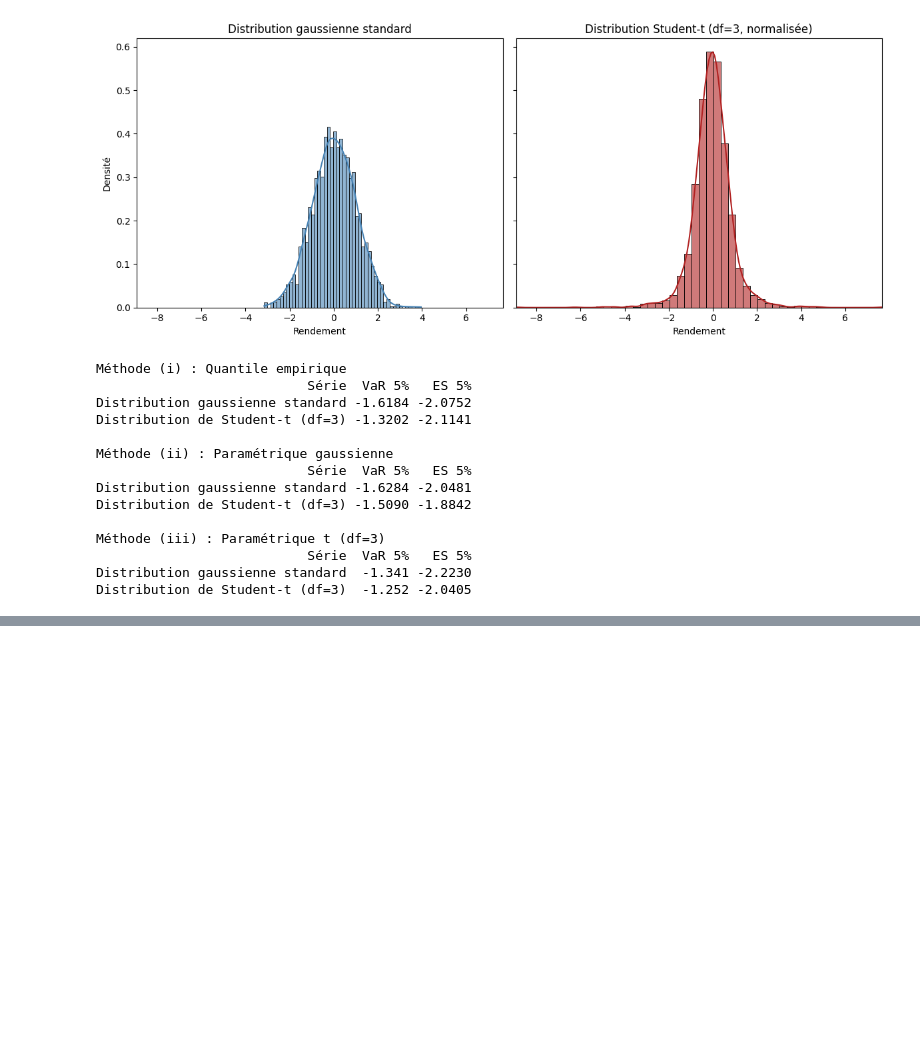
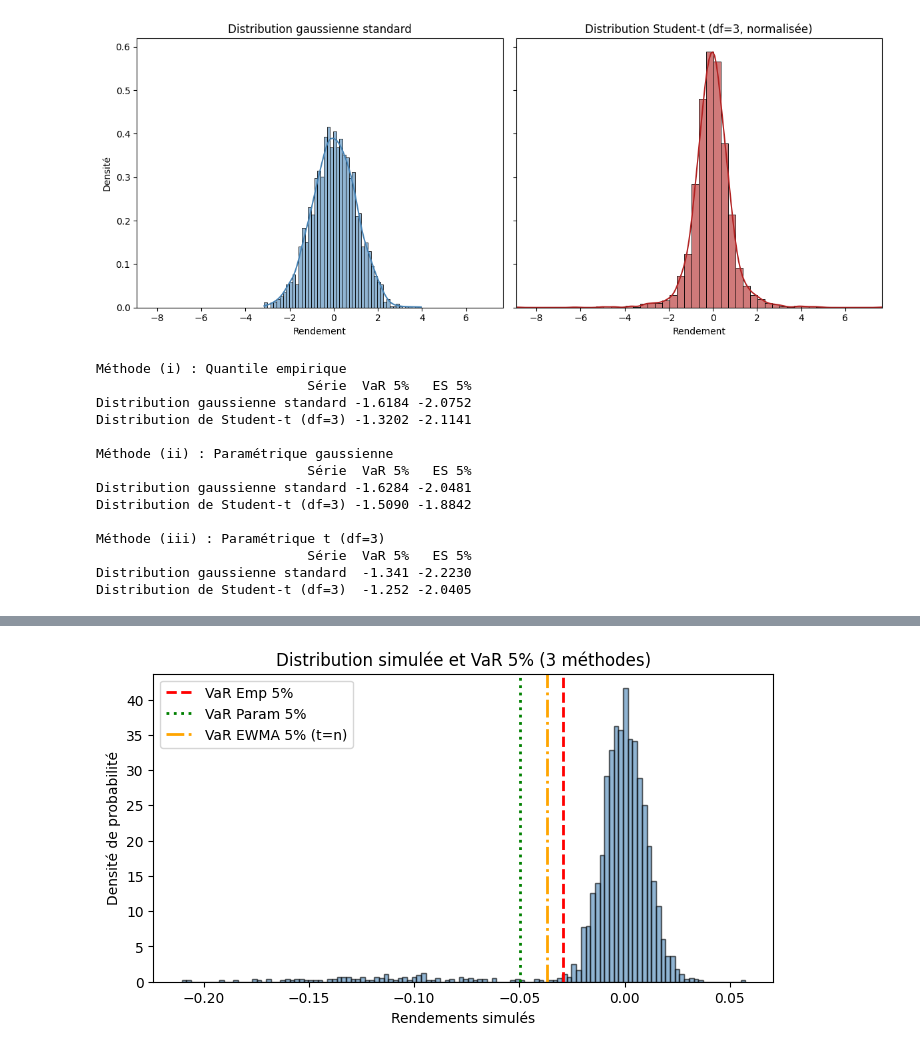
Before and after one commit to jeansimon18/Devoir-1-conom-trie, a Jupyter notebook: Probleme 3.ipynb, the cells around one changed output, grey strips where cells are left out. Cells and saved outputs as stored; diff of their text form; code cells hidden in the pictures; blank space fills up the shorter version.

```diff
--- a/Probleme 3.ipynb
+++ b/Probleme 3.ipynb
@@ -241 +235,92 @@ VaR 5% corrigée du biais : -1.3223
 [figure]
+# %%
+import numpy as np
+import pandas as pd
+from scipy.stats import norm
+import matplotlib.pyplot as plt
+
+# Paramètres
+n = 2500              # taille de l'échantillon
+p_crash = 0.05          # probabilité d'un krach
+mu_norm,  sigma_norm  = 0.00, 0.01   # 95%: N(0, 1%)
+mu_crash, sigma_crash = -0.10, 0.04  # 5% : N(-10%, 4%)
+seed = 1               # graine pour reproductibilité
+
+# EWMA (RiskMetrics)
+lam = 0.94              # facteur d'oubli (tel qu'utilisé dans le problème 2)
+alpha = 0.05            # niveau de VaR (5%)
+
+rng = np.random.default_rng(seed)
+
+# 1) Simulation avec les deux scénarios
+regime = rng.uniform(size=n) >= p_crash   # True -> régime "normal", False -> "krach"
+r = np.empty(n) # Création d'un tableau vide pour les rendements
+r[regime]  = rng.normal(mu_norm,  sigma_norm,  regime.sum()) # Génère des rendements normaux, assignées uniquement aux positions “régime normal” (True)
+r[~regime] = rng.normal(mu_crash, sigma_crash, (~regime).sum()) # Génère des rendements de krach pour les positions “krach” (False) : on inverse les booléens
+returns = pd.Series(r, name="r")
+
+# 2) VaR 5% à l'aide des trois méthodes
+
+# (1) VaR empirique (historique)
+var_emp = returns.quantile(alpha)
+
+# (2) VaR paramétrique gaussienne (μ, σ de l'échantillon)
+mu_hat  = returns.mean()
+sig_hat = returns.std(ddof=1)
+z_a     = norm.ppf(alpha)
+var_param = mu_hat + z_a * sig_hat
+
+# (3) VaR EWMA (méthode récursive de volatilité) : sigma_t^2 = (1-λ)*r_{t-1}^2 + λ*sigma_{t-1}^2
+sigma2 = np.empty(n)
+# init avec la variance in-sample
+sigma2[0] = returns.var(ddof=1)
+for t in range(1, n):
+    sigma2[t] = (1 - lam) * returns.iloc[t-1]**2 + lam * sigma2[t-1]
+
+sigma_ewma = np.sqrt(sigma2)
+# RiskMetrics suppose μ≈0 au quotidien ; VaR_{t|t-1} = z_a * σ_t
+var_ewma_series = z_a * sigma_ewma
+var_ewma = var_ewma_series[-1]  # prévision "one-step-ahead" finale
+
+# 3) Récapitulatif
+summary = pd.DataFrame({
+    "Méthode": ["Empirique", "Paramétrique N(μ,σ)", "EWMA (λ=%.2f)" % lam],
+    "VaR 5%": [var_emp, var_param, var_ewma]})
+
+# Backtest simple (dépassements ex-post) pour les méthodes 1 et 2
+# (pour EWMA on peut utiliser la série complète var_ewma_series)
+exceed_emp   = (returns < var_emp).sum()
+exceed_param = (returns < var_param).sum()
+exceed_rate_emp   = exceed_emp / n
+exceed_rate_param = exceed_param / n
+
+# Pour EWMA : utilise la VaR conditionnelle à chaque t (à partir de t=1)
+exceed_ewma = (returns[1:] < var_ewma_series[1:]).sum()
+exceed_rate_ewma = exceed_ewma / (n-1)
+
+print(" VaR 5% (rendements) ")
+print(summary.to_string(index=False))
+print("\n Backtest (proportion de dépassements, attendu ≈ 5%)")
+print(f"Empirique     : {exceed_emp} / {n}  -> {100*exceed_rate_emp:5.2f}%")
+print(f"Paramétrique  : {exceed_param} / {n} -> {100*exceed_rate_param:5.2f}%")
+print(f"EWMA (série)  : {exceed_ewma} / {n-1} -> {100*exceed_rate_ewma:5.2f}%")
+
+# 4) Visualisations: Histogramme + VaR
+fig, ax = plt.subplots(figsize=(8,4))
+
+# Histogramme en densité (aire totale = 1)
+ax.hist(returns, bins=120, density=True, color='steelblue', alpha=0.6, edgecolor='black')
+
+# Lignes de VaR avec couleurs distinctes
+ax.axvline(var_emp,   color='red',    linestyle='--',  linewidth=2, label='VaR Emp 5%')
+ax.axvline(var_param, color='green',  linestyle=':',   linewidth=2, label='VaR Param 5%')
+ax.axvline(var_ewma,  color='orange', linestyle='-.',  linewidth=2, label='VaR EWMA 5% (t=n)')
+
+# Titre et axes
+ax.set_title("Distribution simulée et VaR 5% (3 méthodes)", fontsize=12)
+ax.set_xlabel("Rendements simulés")
+ax.set_ylabel("Densité de probabilité")
+ax.legend()
+
+plt.show()
+# %% [output]
@@ -241,0 +337 @@ VaR 5% corrigée du biais : -1.3223
+[figure, added]
```
Also changed, not shown: parts of 3 cells of this notebook.
